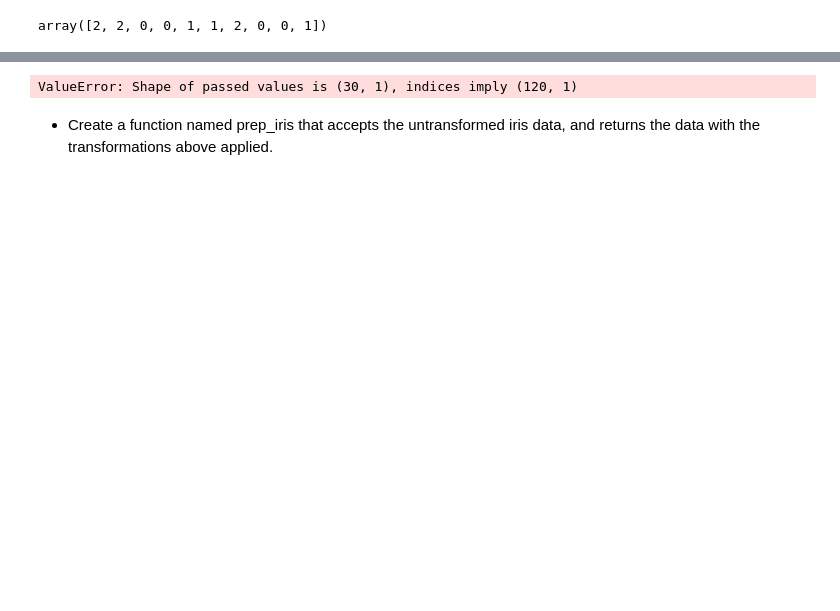
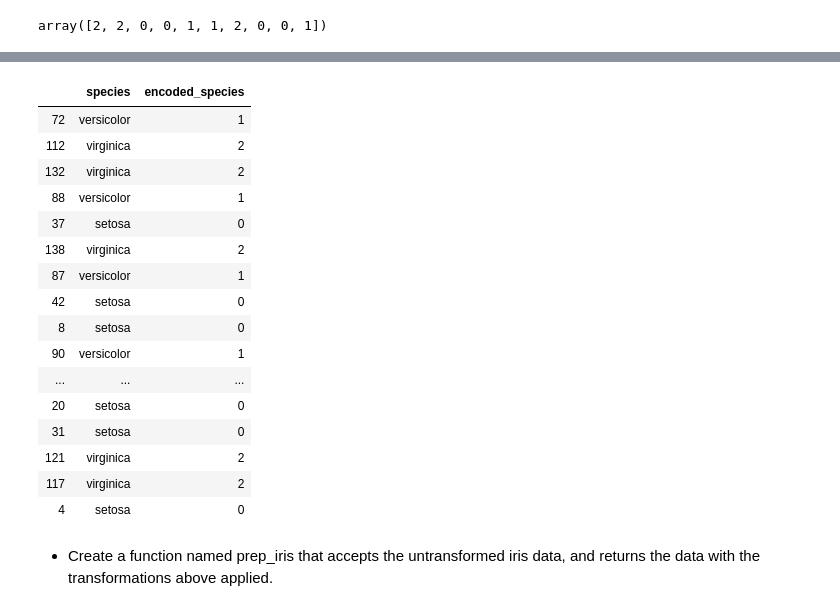
Before and after one commit to JadaShipp/ds-methodologies-exercises, a Jupyter notebook: classification/classification_exercises.ipynb, the cells around one changed output, grey strips where cells are left out. Drawn from its saved outputs; the diff is of its cells as text; code cells hidden in the pictures; blank space fills up the shorter version.

```diff
--- a/classification/classification_exercises.ipynb
+++ b/classification/classification_exercises.ipynb
@@ -411,4 +416,4 @@ train.encoded[0:10]
 array([2, 2, 0, 0, 1, 1, 2, 0, 0, 1])
 # %%
 train_array = np.array(train.encoded).reshape(len(train.encoded),1)
-train_array = np.array(test.encoded).reshape(len(test.encoded),1)
+test_array = np.array(test.encoded).reshape(len(test.encoded),1)
@@ -415,7 +433,29 @@ train_array = np.array(test.encoded).reshape(len(test.encoded),1)
 # %%
+cols = ['encoded_' + train.columns[0]]
 pd.concat([
     train.species,
-    pd.DataFrame(train_array, index=train.index)
+    pd.DataFrame(train_array, columns = cols, index=train.index)
 ], axis=1)
+
+pd.concat([
+    test.species,
+    pd.DataFrame(test_array, columns = cols, index=test.index)
+], axis=1)
 # %% [output]
-ValueError: Shape of passed values is (30, 1), indices imply (120, 1)
+|  | species | encoded_species |
+| 72 | versicolor | 1 |
+| 112 | virginica | 2 |
+| 132 | virginica | 2 |
+| 88 | versicolor | 1 |
+| 37 | setosa | 0 |
+| 138 | virginica | 2 |
+| 87 | versicolor | 1 |
+| 42 | setosa | 0 |
+| 8 | setosa | 0 |
+| 90 | versicolor | 1 |
+| ... | ... | ... |
+| 20 | setosa | 0 |
+| 31 | setosa | 0 |
+| 121 | virginica | 2 |
+| 117 | virginica | 2 |
+| 4 | setosa | 0 |
```
Also changed, not shown: parts of 30 cells of this notebook.
